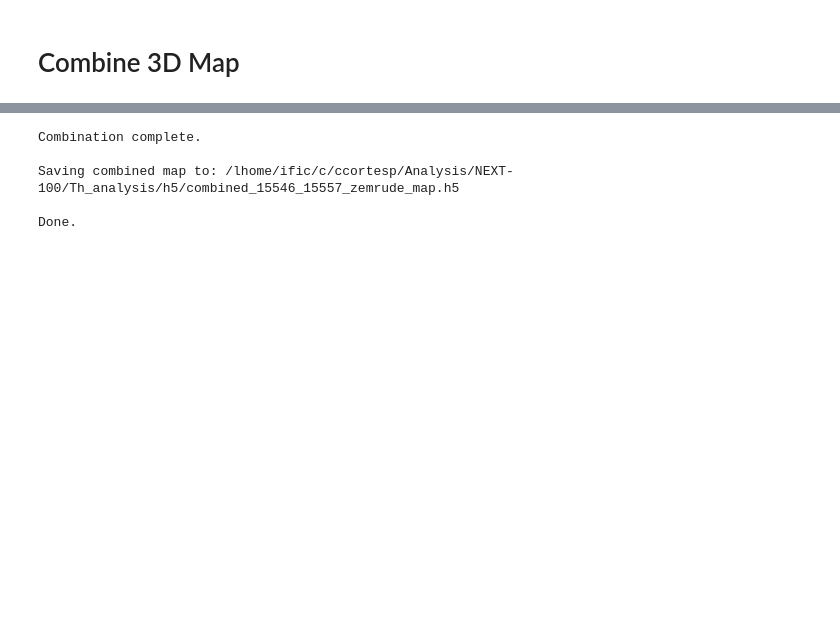
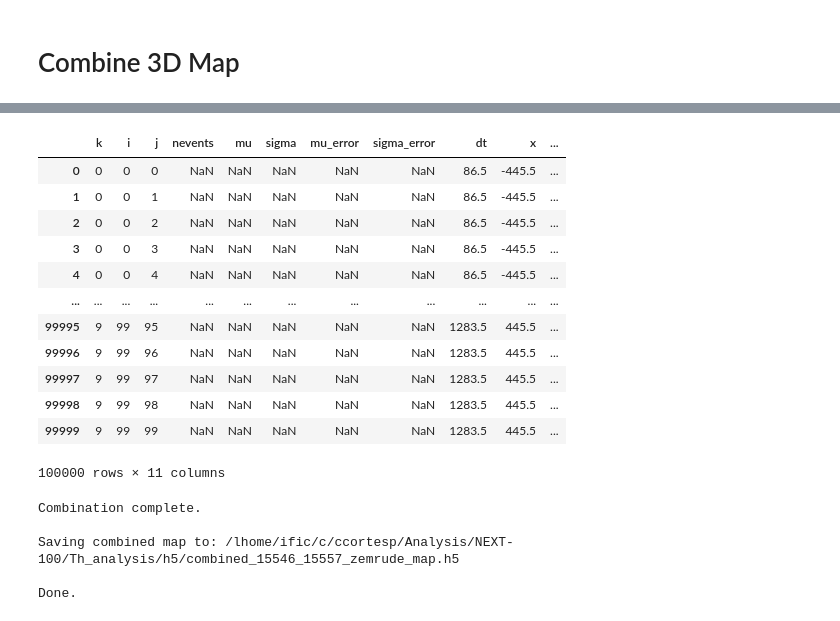
Before and after one commit to camacortespar/next-analysis, a Jupyter notebook: NEXT-100/Th_analysis/notebooks/Krypton_Data_Generator.ipynb, the cells around one changed output, grey strips where cells are left out. Drawn from its saved outputs; the diff is of its cells as text; code cells hidden in the pictures; blank space fills up the shorter version.

```diff
--- a/NEXT-100/Th_analysis/notebooks/Krypton_Data_Generator.ipynb
+++ b/NEXT-100/Th_analysis/notebooks/Krypton_Data_Generator.ipynb
@@ -93,3 +135,19 @@ run_15546.zemrude-test.20250717-26-g211f149.KrDesman.zemrude.h5 map will be comb
+# %%
+list_maps_h5[0]
+# %% [output]
+|  | k | i | j | nevents | mu | sigma | mu_error | sigma_error | dt | x | ... |
+| 0 | 0 | 0 | 0 | NaN | NaN | NaN | NaN | NaN | 86.5 | -445.5 | ... |
+| 1 | 0 | 0 | 1 | NaN | NaN | NaN | NaN | NaN | 86.5 | -445.5 | ... |
+| 2 | 0 | 0 | 2 | NaN | NaN | NaN | NaN | NaN | 86.5 | -445.5 | ... |
+| 3 | 0 | 0 | 3 | NaN | NaN | NaN | NaN | NaN | 86.5 | -445.5 | ... |
+| 4 | 0 | 0 | 4 | NaN | NaN | NaN | NaN | NaN | 86.5 | -445.5 | ... |
+| ... | ... | ... | ... | ... | ... | ... | ... | ... | ... | ... | ... |
+| 99995 | 9 | 99 | 95 | NaN | NaN | NaN | NaN | NaN | 1283.5 | 445.5 | ... |
+| 99996 | 9 | 99 | 96 | NaN | NaN | NaN | NaN | NaN | 1283.5 | 445.5 | ... |
+| 99997 | 9 | 99 | 97 | NaN | NaN | NaN | NaN | NaN | 1283.5 | 445.5 | ... |
+| 99998 | 9 | 99 | 98 | NaN | NaN | NaN | NaN | NaN | 1283.5 | 445.5 | ... |
+| 99999 | 9 | 99 | 99 | NaN | NaN | NaN | NaN | NaN | 1283.5 | 445.5 | ... |
+100000 rows × 11 columns
 # %%
 # Combine the maps using the weighted average functions
 combined_map_df = combine_maps(list_maps_h5)
```
Also changed, not shown: parts of 3 cells of this notebook, 3 other files.
